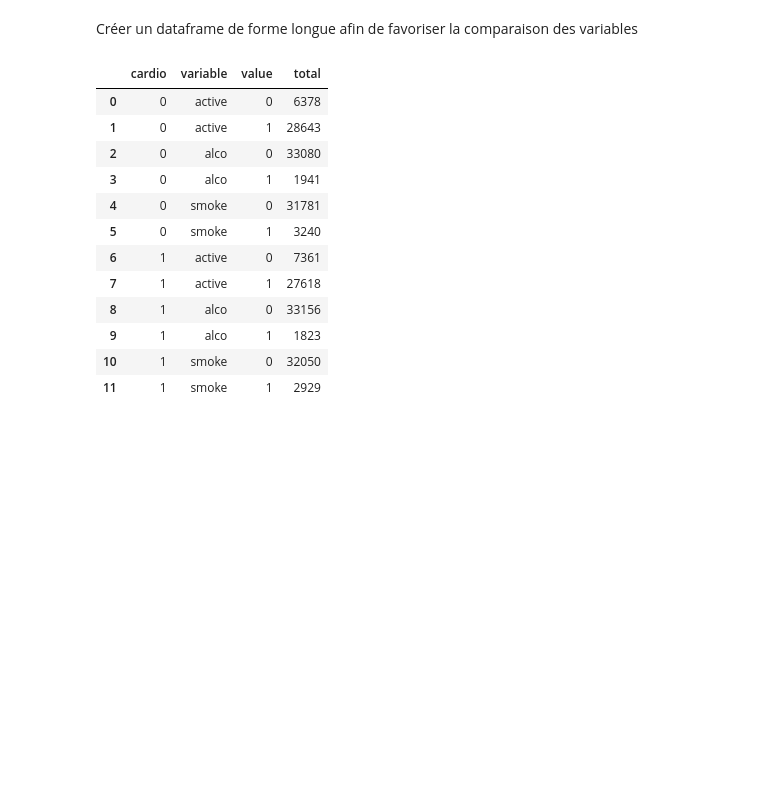
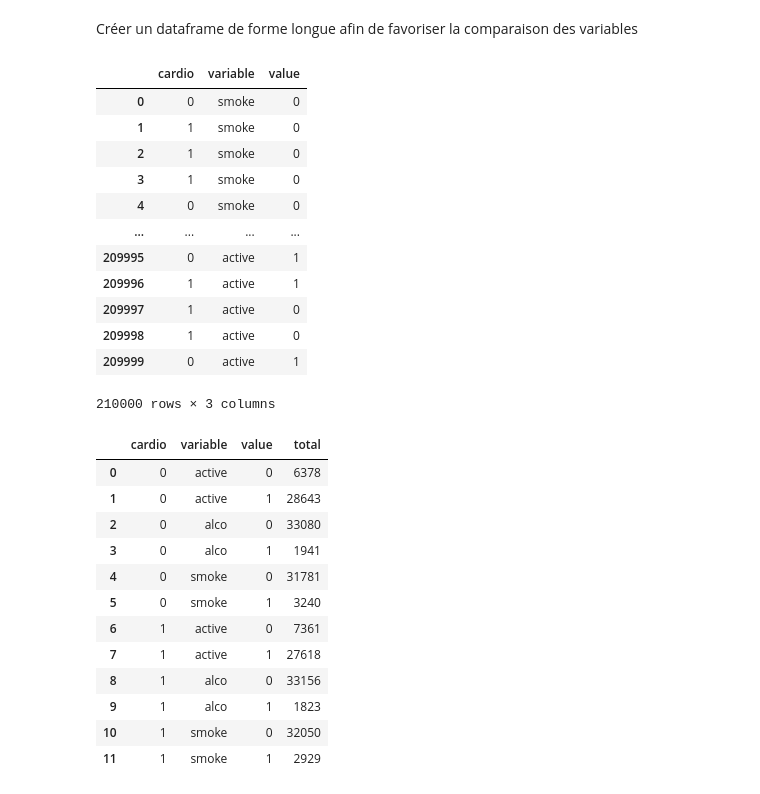
Before and after one commit to vrmelox/datana, a Jupyter notebook: python_fcc/medical_data_visualizer/medical_data_visualizer.ipynb, the cells around one changed output. Drawn from its saved outputs; the diff is of its cells as text; code cells hidden in the pictures; blank space fills up the shorter version.

```diff
--- a/python_fcc/medical_data_visualizer/medical_data_visualizer.ipynb
+++ b/python_fcc/medical_data_visualizer/medical_data_visualizer.ipynb
@@ -87,6 +87,21 @@ Name: count, dtype: int64
 Créer un dataframe de forme longue afin de favoriser la comparaison des variables
 # %%
 df_cat = pd.melt(df, id_vars=["cardio"], value_vars=["smoke", "alco", "active"])
+df_cat
+# %% [output]
+|  | cardio | variable | value |
+| 0 | 0 | smoke | 0 |
+| 1 | 1 | smoke | 0 |
+| 2 | 1 | smoke | 0 |
+| 3 | 1 | smoke | 0 |
+| 4 | 0 | smoke | 0 |
+| ... | ... | ... | ... |
+| 209995 | 0 | active | 1 |
+| 209996 | 1 | active | 1 |
+| 209997 | 1 | active | 0 |
+| 209998 | 1 | active | 0 |
+| 209999 | 0 | active | 1 |
+210000 rows × 3 columns
 # %%
 df_cat = df_cat.groupby(['cardio', 'variable', 'value']).size().reset_index(name='total')
 df_cat
```
Also changed, not shown: parts of 6 cells of this notebook, 9 other files.
